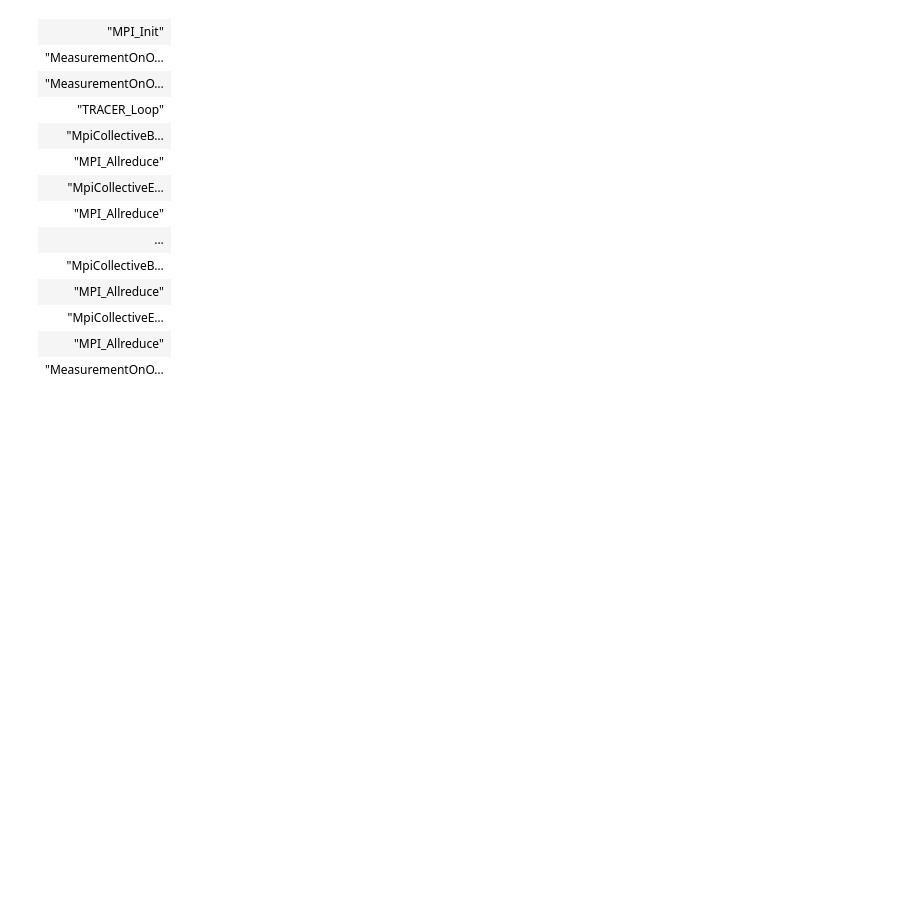
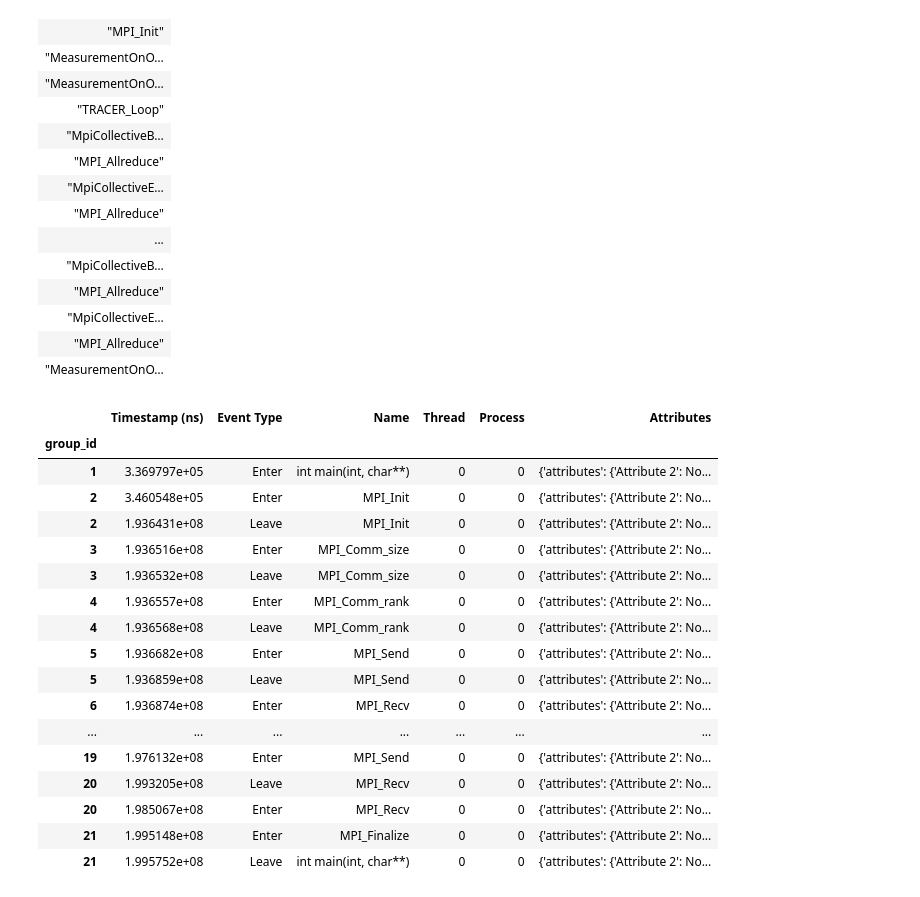
Before and after one commit to hpcgroup/pipit, a Jupyter notebook: docs/examples/polars.ipynb, the cells around one changed output. Drawn from its saved outputs; the diff is of its cells as text; code cells hidden in the pictures; blank space fills up the shorter version.

```diff
--- a/docs/examples/polars.ipynb
+++ b/docs/examples/polars.ipynb
@@ -311,3 +445,35 @@ shape: (260_379, 1)
 | "MeasurementOnO… |
 # %%
 trace.where("Process", "==", 0).plot_timeline()
+# %%
+trace = pp.Trace.from_otf2("../../pipit/tests/data/ping-pong-otf2/")
+# %%
+trace.events = trace.events.collect().to_pandas()
+# %%
+pdf = trace.events[trace.events["Process"] == 0].copy()
+# %%
+pdf["group_id"] = (pdf["Event Type"] == "Enter").cumsum()
+enter_events = pdf[pdf['Event Type'] == 'Enter'].groupby('group_id').first()
+leave_events = pdf[pdf['Event Type'] == 'Leave'].groupby('group_id').last()
+# %%
+matching_events = pd.concat([enter_events, leave_events]).sort_index()
+matching_events
+# %% [output]
+|  | Timestamp (ns) | Event Type | Name | Thread | Process | Attributes |
+| group_id |  |  |  |  |  |  |
+| 1 | 3.369797e+05 | Enter | int main(int, char**) | 0 | 0 | {'attributes': {'Attribute 2': No... |
+| 2 | 3.460548e+05 | Enter | MPI_Init | 0 | 0 | {'attributes': {'Attribute 2': No... |
+| 2 | 1.936431e+08 | Leave | MPI_Init | 0 | 0 | {'attributes': {'Attribute 2': No... |
+| 3 | 1.936516e+08 | Enter | MPI_Comm_size | 0 | 0 | {'attributes': {'Attribute 2': No... |
+| 3 | 1.936532e+08 | Leave | MPI_Comm_size | 0 | 0 | {'attributes': {'Attribute 2': No... |
+| 4 | 1.936557e+08 | Enter | MPI_Comm_rank | 0 | 0 | {'attributes': {'Attribute 2': No... |
+| 4 | 1.936568e+08 | Leave | MPI_Comm_rank | 0 | 0 | {'attributes': {'Attribute 2': No... |
+| 5 | 1.936682e+08 | Enter | MPI_Send | 0 | 0 | {'attributes': {'Attribute 2': No... |
+| 5 | 1.936859e+08 | Leave | MPI_Send | 0 | 0 | {'attributes': {'Attribute 2': No... |
+| 6 | 1.936874e+08 | Enter | MPI_Recv | 0 | 0 | {'attributes': {'Attribute 2': No... |
+| ... | ... | ... | ... | ... | ... | ... |
+| 19 | 1.976132e+08 | Enter | MPI_Send | 0 | 0 | {'attributes': {'Attribute 2': No... |
+| 20 | 1.993205e+08 | Leave | MPI_Recv | 0 | 0 | {'attributes': {'Attribute 2': No... |
+| 20 | 1.985067e+08 | Enter | MPI_Recv | 0 | 0 | {'attributes': {'Attribute 2': No... |
+| 21 | 1.995148e+08 | Enter | MPI_Finalize | 0 | 0 | {'attributes': {'Attribute 2': No... |
+| 21 | 1.995752e+08 | Leave | int main(int, char**) | 0 | 0 | {'attributes': {'Attribute 2': No... |
```
Also changed, not shown: parts of 27 cells of this notebook, 1 other file.
